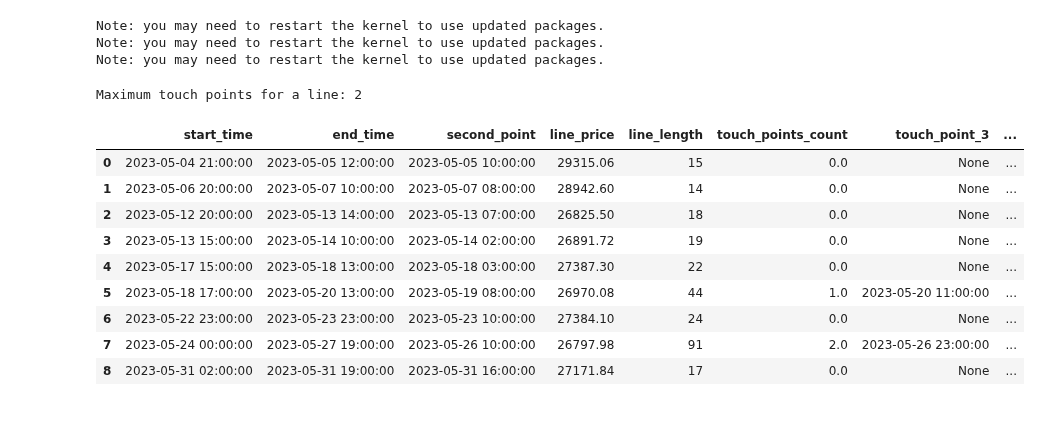
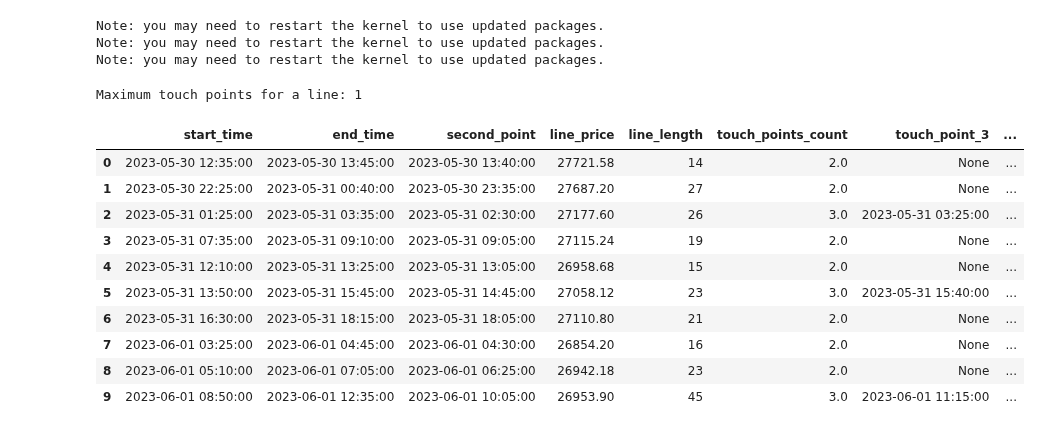
Before and after one commit to alexbabits/crypto-backtester, a Jupyter notebook: ChannelAnalysis.ipynb, the cells around one changed output. Saved outputs shown, nothing was run; the diff lists cells and outputs as text; code cells hidden in the pictures.

```diff
--- a/ChannelAnalysis.ipynb
+++ b/ChannelAnalysis.ipynb
@@ -18,7 +18,7 @@ Note: you may need to restart the kernel to use updated packages.
 # %%
 # Kraken data
 pair = "XBTUSDT"
-time_interval_in_minutes = 60
+time_interval_in_minutes = 5
 
 url = f"https://api.kraken.com/0/public/OHLC?pair={pair}&interval={time_interval_in_minutes}"
 response = requests.get(url)
@@ -106,7 +106,7 @@ def find_touch_points(df, resistance_df):
         atr = df.loc[df['time'] == second_touch_point, 'atr'].values[0]  # ATR value at the second touch point
 
         upper_range = price + (0.5 * atr)
-        lower_range = price - (0.3 * atr)
+        lower_range = price - (0.5 * atr)
         bottom_limit = price - (5 * atr)
 
         # Initialize the start index for slicing
@@ -145,21 +145,24 @@ def find_touch_points(df, resistance_df):
     return resistance_df
 resistance_df = find_touch_points(df, resistance_df)
 # %% [output]
-Maximum touch points for a line: 2
+Maximum touch points for a line: 1
-# %%
-resistance_df['has_third_touch'] = resistance_df['touch_point_3'].notna()
-resistance_df
-# %% [output]
-|  | start_time | end_time | second_point | line_price | line_length | touch_points_count | touch_point_3 | ... |
-| 0 | 2023-05-04 21:00:00 | 2023-05-05 12:00:00 | 2023-05-05 10:00:00 | 29315.06 | 15 | 0.0 | None | ... |
-| 1 | 2023-05-06 20:00:00 | 2023-05-07 10:00:00 | 2023-05-07 08:00:00 | 28942.60 | 14 | 0.0 | None | ... |
-| 2 | 2023-05-12 20:00:00 | 2023-05-13 14:00:00 | 2023-05-13 07:00:00 | 26825.50 | 18 | 0.0 | None | ... |
-| 3 | 2023-05-13 15:00:00 | 2023-05-14 10:00:00 | 2023-05-14 02:00:00 | 26891.72 | 19 | 0.0 | None | ... |
-| 4 | 2023-05-17 15:00:00 | 2023-05-18 13:00:00 | 2023-05-18 03:00:00 | 27387.30 | 22 | 0.0 | None | ... |
-| 5 | 2023-05-18 17:00:00 | 2023-05-20 13:00:00 | 2023-05-19 08:00:00 | 26970.08 | 44 | 1.0 | 2023-05-20 11:00:00 | ... |
-| 6 | 2023-05-22 23:00:00 | 2023-05-23 23:00:00 | 2023-05-23 10:00:00 | 27384.10 | 24 | 0.0 | None | ... |
-| 7 | 2023-05-24 00:00:00 | 2023-05-27 19:00:00 | 2023-05-26 10:00:00 | 26797.98 | 91 | 2.0 | 2023-05-26 23:00:00 | ... |
-| 8 | 2023-05-31 02:00:00 | 2023-05-31 19:00:00 | 2023-05-31 16:00:00 | 27171.84 | 17 | 0.0 | None | ... |
+# %%
+resistance_df['has_third_touch'] = resistance_df['touch_point_3'].notna()
+resistance_df['touch_points_count'] = resistance_df['touch_points_count'] + 2 # Every line starts with 2 touchpoints already
+resistance_df['touch_points_count'] = resistance_df['touch_points_count'].astype(int)
+resistance_df
+# %% [output]
+|  | start_time | end_time | second_point | line_price | line_length | touch_points_count | touch_point_3 | ... |
+| 0 | 2023-05-30 12:35:00 | 2023-05-30 13:45:00 | 2023-05-30 13:40:00 | 27721.58 | 14 | 2.0 | None | ... |
+| 1 | 2023-05-30 22:25:00 | 2023-05-31 00:40:00 | 2023-05-30 23:35:00 | 27687.20 | 27 | 2.0 | None | ... |
+| 2 | 2023-05-31 01:25:00 | 2023-05-31 03:35:00 | 2023-05-31 02:30:00 | 27177.60 | 26 | 3.0 | 2023-05-31 03:25:00 | ... |
+| 3 | 2023-05-31 07:35:00 | 2023-05-31 09:10:00 | 2023-05-31 09:05:00 | 27115.24 | 19 | 2.0 | None | ... |
+| 4 | 2023-05-31 12:10:00 | 2023-05-31 13:25:00 | 2023-05-31 13:05:00 | 26958.68 | 15 | 2.0 | None | ... |
+| 5 | 2023-05-31 13:50:00 | 2023-05-31 15:45:00 | 2023-05-31 14:45:00 | 27058.12 | 23 | 3.0 | 2023-05-31 15:40:00 | ... |
+| 6 | 2023-05-31 16:30:00 | 2023-05-31 18:15:00 | 2023-05-31 18:05:00 | 27110.80 | 21 | 2.0 | None | ... |
+| 7 | 2023-06-01 03:25:00 | 2023-06-01 04:45:00 | 2023-06-01 04:30:00 | 26854.20 | 16 | 2.0 | None | ... |
+| 8 | 2023-06-01 05:10:00 | 2023-06-01 07:05:00 | 2023-06-01 06:25:00 | 26942.18 | 23 | 2.0 | None | ... |
+| 9 | 2023-06-01 08:50:00 | 2023-06-01 12:35:00 | 2023-06-01 10:05:00 | 26953.90 | 45 | 3.0 | 2023-06-01 11:15:00 | ... |
 # %%
 def calculate_returns_after_third_touch(df, resistance_df):
     returns_dict = {}
```
Also changed, not shown: parts of 1 cell of this notebook, 1 other file.
